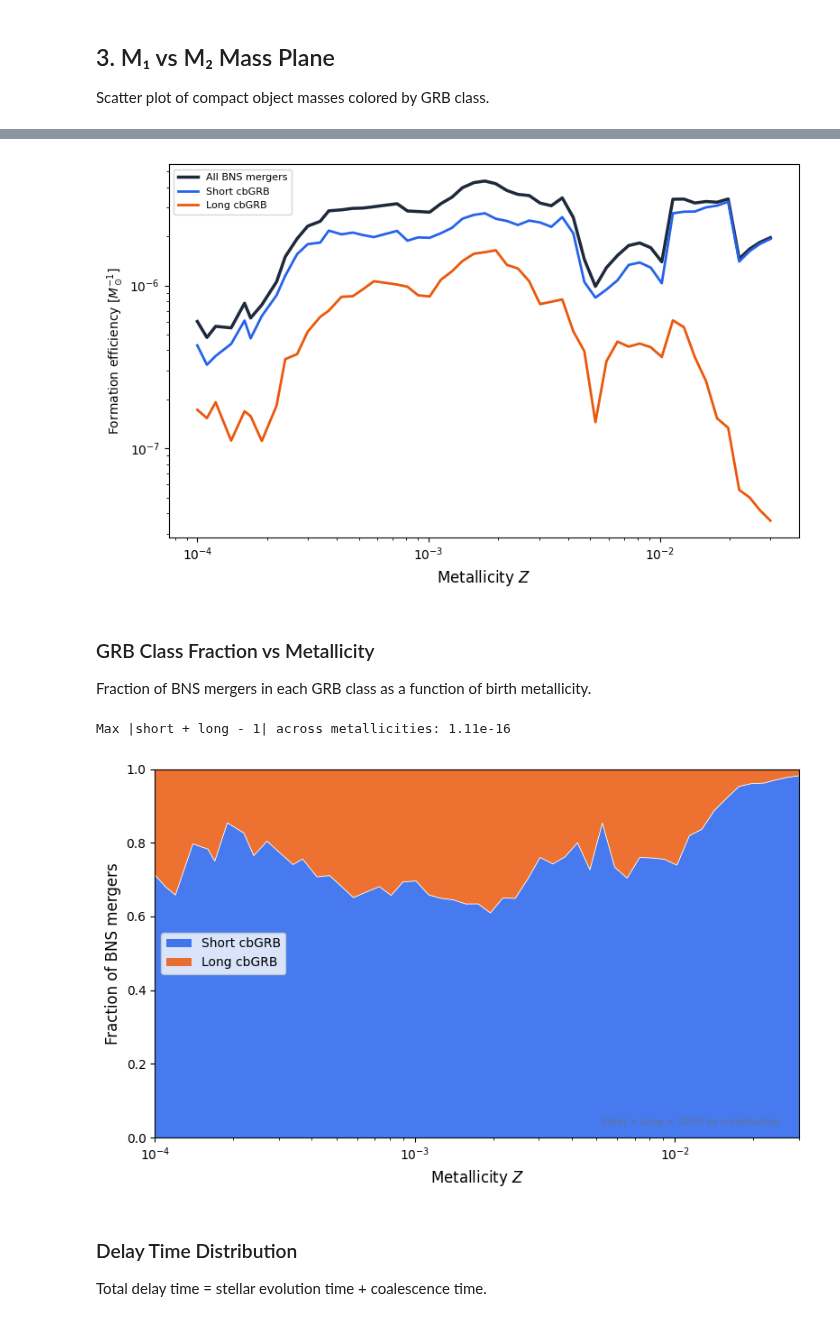
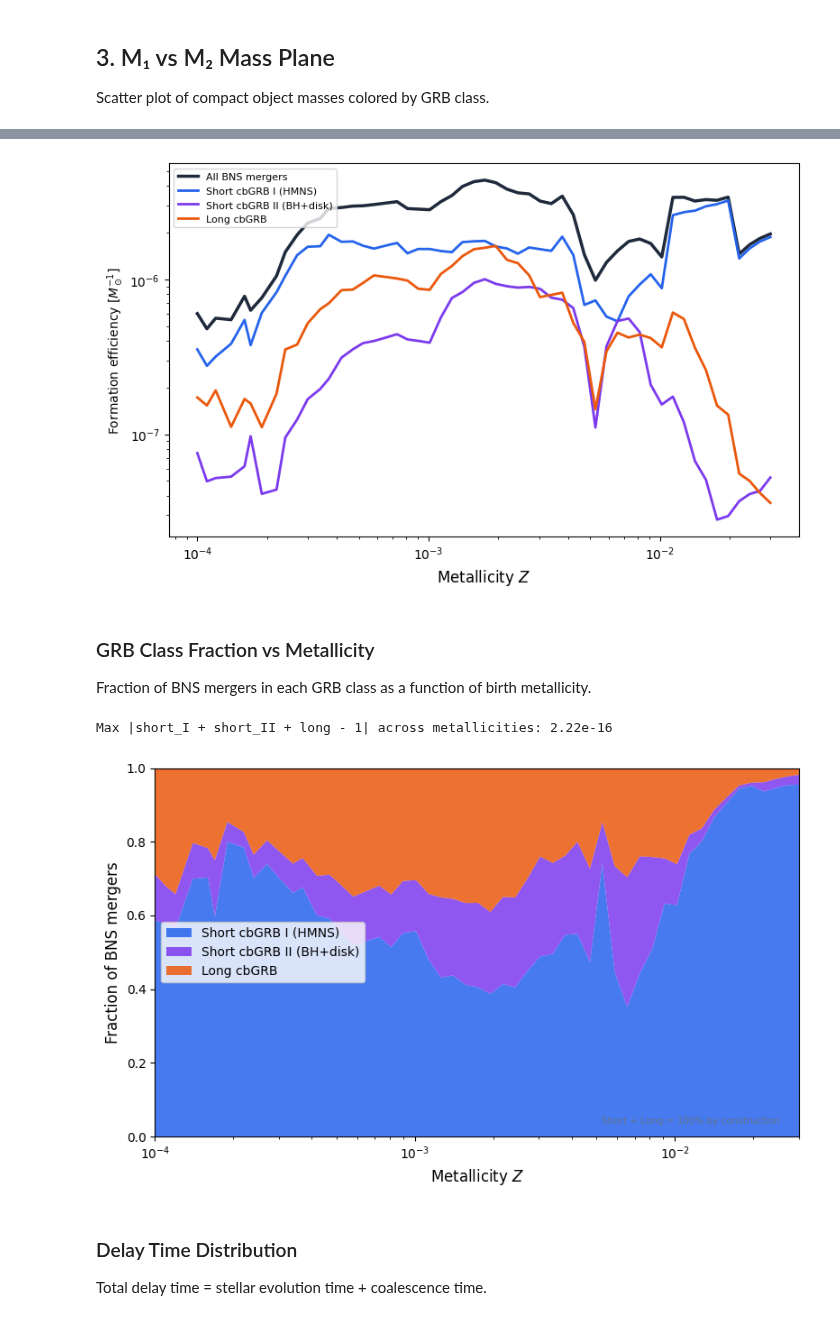
Before and after one commit to jorodgrz/GRBproject, a Jupyter notebook: GRB_BNS.ipynb, the cells around one changed output, grey strips where cells are left out. Drawn from its saved outputs; the diff is of its cells as text; code cells hidden in the pictures.

```diff
--- a/GRB_BNS.ipynb
+++ b/GRB_BNS.ipynb
@@ -43,8 +49,10 @@ q     = np.maximum(mass1[mask_merging], mass2[mask_merging]) / \
 
 M_crit = 2.8
 
-short_cbGRB = (M_tot < M_crit) | ((M_tot >= M_crit) & (q < 1.2))
-long_cbGRB  = (M_tot >= M_crit) & (q >= 1.2)
+short_typeI  = (M_tot < M_crit)                          # HMNS remnant powers jet
+short_typeII = (M_tot >= M_crit) & (q < 1.2)             # BH + light disk
+short_cbGRB  = short_typeI | short_typeII                 # combined (kept for backward compat)
+long_cbGRB   = (M_tot >= M_crit) & (q >= 1.2)            # BH + massive disk
 # %% [markdown]
 ### Sanity Check
 # %%
@@ -161,24 +178,29 @@ meanMassEvolved = 77708655  # avg stellar mass per metallicity simulation
 Z_all   = metallicitySystems[mask_merging]
 w_all   = weights[mask_merging]
 
-eff_total = np.zeros(len(metallicityGrid))
-eff_short = np.zeros(len(metallicityGrid))
-eff_long  = np.zeros(len(metallicityGrid))
+eff_total    = np.zeros(len(metallicityGrid))
+eff_short    = np.zeros(len(metallicityGrid))
+eff_short_I  = np.zeros(len(metallicityGrid))
+eff_short_II = np.zeros(len(metallicityGrid))
+eff_long     = np.zeros(len(metallicityGrid))
 
 unique_Z = np.unique(metallicitySystems)
 
 for i, Z in enumerate(metallicityGrid):
     if Z in unique_Z:
         maskZ = (Z_all == Z)
-        eff_total[i] = np.sum(w_all[maskZ])                    / meanMassEvolved
-        eff_short[i] = np.sum(w_all[maskZ & short_cbGRB])      / meanMassEvolved
-        eff_long[i]  = np.sum(w_all[maskZ & long_cbGRB])       / meanMassEvolved
+        eff_total[i]    = np.sum(w_all[maskZ])                    / meanMassEvolved
+        eff_short[i]    = np.sum(w_all[maskZ & short_cbGRB])      / meanMassEvolved
+        eff_short_I[i]  = np.sum(w_all[maskZ & short_typeI])      / meanMassEvolved
+        eff_short_II[i] = np.sum(w_all[maskZ & short_typeII])     / meanMassEvolved
+        eff_long[i]     = np.sum(w_all[maskZ & long_cbGRB])       / meanMassEvolved
 # %%
 fig, ax = plt.subplots(figsize=(8, 5))
 
-ax.plot(metallicityGrid, eff_total, color='#1E293B',      lw=2.5, label='All BNS mergers')
-ax.plot(metallicityGrid, eff_short, color='#2563EB',  lw=2,   label='Short cbGRB')
-ax.plot(metallicityGrid, eff_long,  color='#EA580C', lw=2,   label='Long cbGRB')
+ax.plot(metallicityGrid, eff_total,    color='#1E293B', lw=2.5, label='All BNS mergers')
+ax.plot(metallicityGrid, eff_short_I,  color='#2563EB', lw=2,   label='Short cbGRB I (HMNS)')
+ax.plot(metallicityGrid, eff_short_II, color='#7C3AED', lw=2,   label='Short cbGRB II (BH+disk)')
+ax.plot(metallicityGrid, eff_long,     color='#EA580C', lw=2,   label='Long cbGRB')
 
 ax.set_xscale('log')
 ax.set_yscale('log')
@@ -189,48 +211,45 @@ plt.tight_layout()
 plt.savefig('/Users/josephrodriguez/research visualization/plots/bns_formation_efficiency.png', dpi=150, bbox_inches='tight')
 plt.show()
 # %% [output]
-[figure, old version]
+[figure, new version]
 # %% [markdown]
 ### GRB Class Fraction vs Metallicity
 
 Fraction of BNS mergers in each GRB class as a function of birth metallicity.
 # %%
-# Normalise by short+long directly so fractions sum to exactly 1.0 by construction
 with np.errstate(invalid='ignore', divide='ignore'):
-    denom      = eff_short + eff_long
-    frac_short = np.where(denom > 0, eff_short / denom, np.nan)
-    frac_long  = np.where(denom > 0, eff_long  / denom, np.nan)
+    denom        = eff_short + eff_long
+    frac_short_I  = np.where(denom > 0, eff_short_I  / denom, np.nan)
+    frac_short_II = np.where(denom > 0, eff_short_II / denom, np.nan)
+    frac_long     = np.where(denom > 0, eff_long     / denom, np.nan)
 
-# Diagnostic: confirm sum at each metallicity
 valid = denom > 0
 if valid.any():
-    residual = np.abs(frac_short[valid] + frac_long[valid] - 1.0).max()
-    print(f"Max |short + long - 1| across metallicities: {residual:.2e}")
+    residual = np.abs(frac_short_I[valid] + frac_short_II[valid] + frac_long[valid] - 1.0).max()
+    print(f"Max |short_I + short_II + long - 1| across metallicities: {residual:.2e}")
 
-# Stacked area chart — short + long = 100% at every Z by construction
 fig, ax = plt.subplots(figsize=(8, 5))
 Z = np.array(metallicityGrid)
-ax.stackplot(Z, frac_short, frac_long,
-             colors=['#2563EB', '#EA580C'],
-             labels=['Short cbGRB', 'Long cbGRB'],
+ax.stackplot(Z, frac_short_I, frac_short_II, frac_long,
+             colors=['#2563EB', '#7C3AED', '#EA580C'],
+             labels=['Short cbGRB I (HMNS)', 'Short cbGRB II (BH+disk)', 'Long cbGRB'],
              alpha=0.85)
-ax.plot(Z, frac_short, color='white', lw=0.6)   # boundary line
 ax.set_xscale('log')
 ax.set_xlim(Z[valid][0], Z[valid][-1])
 ax.set_ylim(0, 1)
 ax.set_xlabel('Metallicity $Z$', fontsize=12)
 ax.set_ylabel('Fraction of BNS mergers', fontsize=12)
 ax.legend(loc='center left', fontsize=10)
 ax.text(0.97, 0.03, 'Short + Long = 100% by construction',
         transform=ax.transAxes, fontsize=7.5, color='#64748B',
         ha='right', va='bottom')
 plt.tight_layout()
 plt.savefig('/Users/josephrodriguez/research visualization/plots/bns_grb_fraction_vs_metallicity.png',
             dpi=150, bbox_inches='tight')
 plt.show()
 # %% [output]
-Max |short + long - 1| across metallicities: 1.11e-16
+Max |short_I + short_II + long - 1| across metallicities: 2.22e-16
-[figure, old version]
+[figure, new version]
 # %% [markdown]
 ### Delay Time Distribution
 
```
Also changed, not shown: parts of 10 cells of this notebook, 35 other files.
